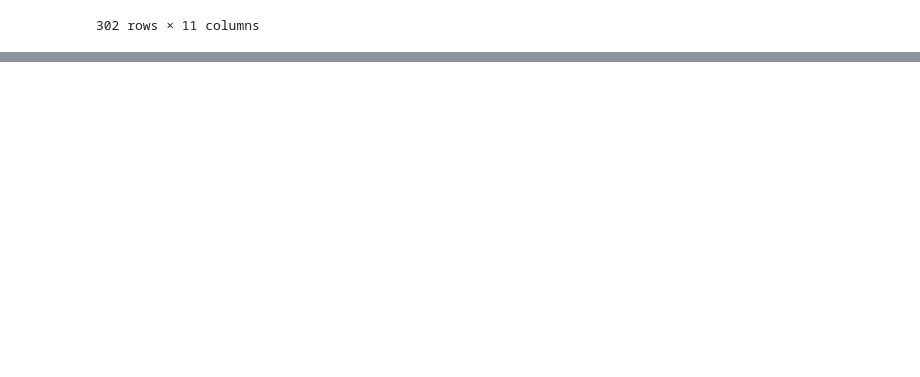
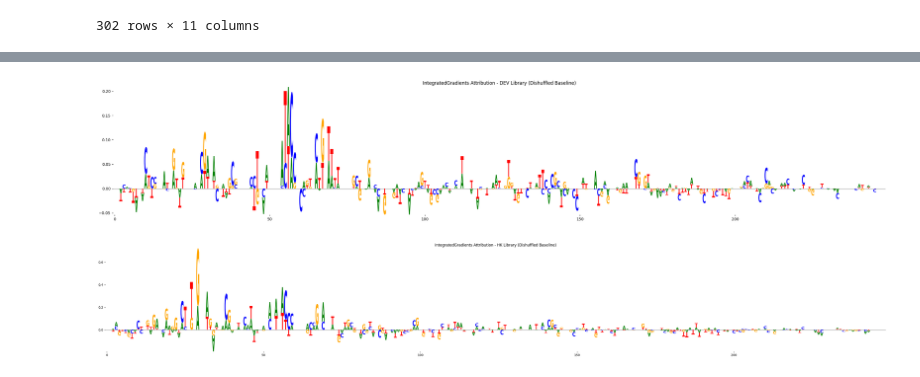
Before and after one commit to pabmantilla/Designing-STARR-seq-Library, a Jupyter notebook: Library_Selection/score_library.ipynb, the cells around one changed output, grey strips where cells are left out. Saved outputs shown, nothing was run; the diff lists cells and outputs as text; code cells hidden in the pictures; blank space fills up the shorter version.

```diff
--- a/Library_Selection/score_library.ipynb
+++ b/Library_Selection/score_library.ipynb
@@ -470,0 +417,68 @@ Attributions saved successfully!
+# %%
+# Update the attribution calculation to use the fixed dishuffled baseline function
+print("Calculating IntegratedGradients attributions with multiple shuffles per sequence...")
+
+# Calculate attributions for DEV library using the fixed function
+print("\nCalculating IntegratedGradients attributions for DEV library...")
+dev_sequences = torch.stack([one_hot_encode(seq) for seq in dev_sequences_df['endogenous_sequence']]).float()
+dev_baselines = create_dishuffled_baseline_fixed(dev_sequences_df['endogenous_sequence'].tolist(), n_shuffles=1)
+
+# Calculate attributions for DEV task (target=0)
+dev_attributions = ig.attribute(
+    dev_sequences.to(device),
+    baselines=dev_baselines.to(device),
+    target=0,  # DEV task
+    n_steps=50  # Number of integration steps
+)
+
+print(f"DEV attributions shape: {dev_attributions.shape}")
+
+# Calculate attributions for HK library using the fixed function
+print("\nCalculating IntegratedGradients attributions for HK library...")
+hk_sequences = torch.stack([one_hot_encode(seq) for seq in hk_sequences_df['endogenous_sequence']]).float()
+hk_baselines = create_dishuffled_baseline_fixed(hk_sequences_df['endogenous_sequence'].tolist(), n_shuffles=1)
+
+# Calculate attributions for HK task (target=1)
+hk_attributions = ig.attribute(
+    hk_sequences.to(device),
+    baselines=hk_baselines.to(device),
+    target=1,  # HK task
+    n_steps=50  # Number of integration steps
+)
+
+print(f"HK attributions shape: {hk_attributions.shape}")
+
+# Convert to numpy for further processing
+dev_attr_np = dev_attributions.detach().cpu().numpy()
+hk_attr_np = hk_attributions.detach().cpu().numpy()
+dev_ohe_np = dev_sequences.numpy()
+hk_ohe_np = hk_sequences.numpy()
+
+print(f"\nFinal shapes:")
+print(f"DEV attributions: {dev_attr_np.shape}")
+print(f"HK attributions: {hk_attr_np.shape}")
+
+# Save the attributions
+os.makedirs('Libraries/dev_modisco', exist_ok=True)
+os.makedirs('Libraries/hk_modisco', exist_ok=True)
+
+np.savez_compressed('Libraries/dev_modisco/attr.npz', arr_0=dev_attr_np)
+np.savez_compressed('Libraries/dev_modisco/ohe.npz', arr_0=dev_ohe_np)
+np.savez_compressed('Libraries/hk_modisco/attr.npz', arr_0=hk_attr_np)
+np.savez_compressed('Libraries/hk_modisco/ohe.npz', arr_0=hk_ohe_np)
+
+print(f"\nAttributions saved successfully!")
+
+# Plot the attributions
+from tangermeme.plot import plot_logo
+
+plt.figure(figsize=(36, 6))
+plot_logo(dev_attr_np[0])
+plt.title('IntegratedGradients Attribution - DEV Library (Dishuffled Baseline)')
+
+plt.figure(figsize=(45, 6))
+plot_logo(hk_attr_np[0])
+plt.title('IntegratedGradients Attribution - HK Library (Dishuffled Baseline)')
+
+plt.show()
+# %% [output]
@@ -471 +498,3 @@ Attributions saved successfully!
+[figure, added]
+[figure, added]
 # %%
```
Also changed, not shown: parts of 8 cells of this notebook, 1 other file.
